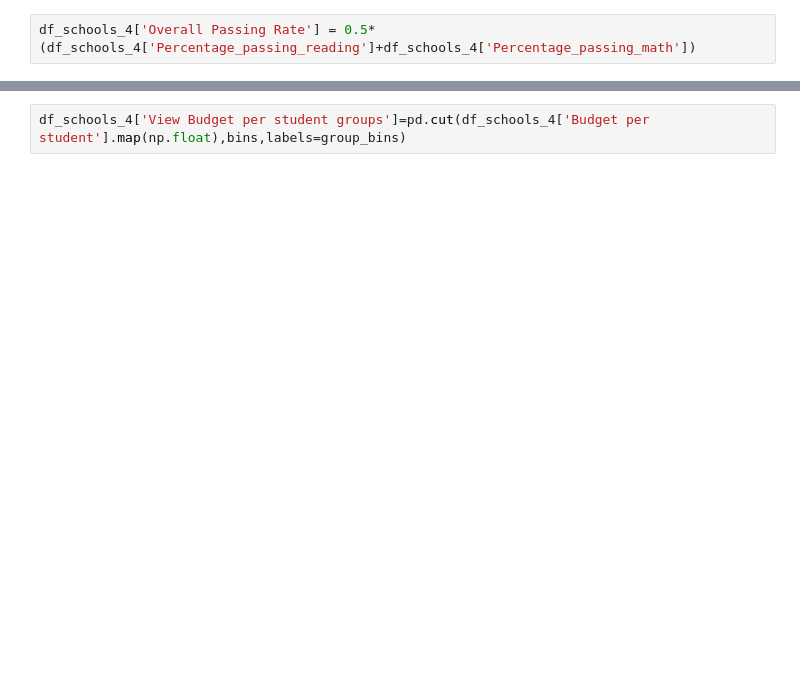
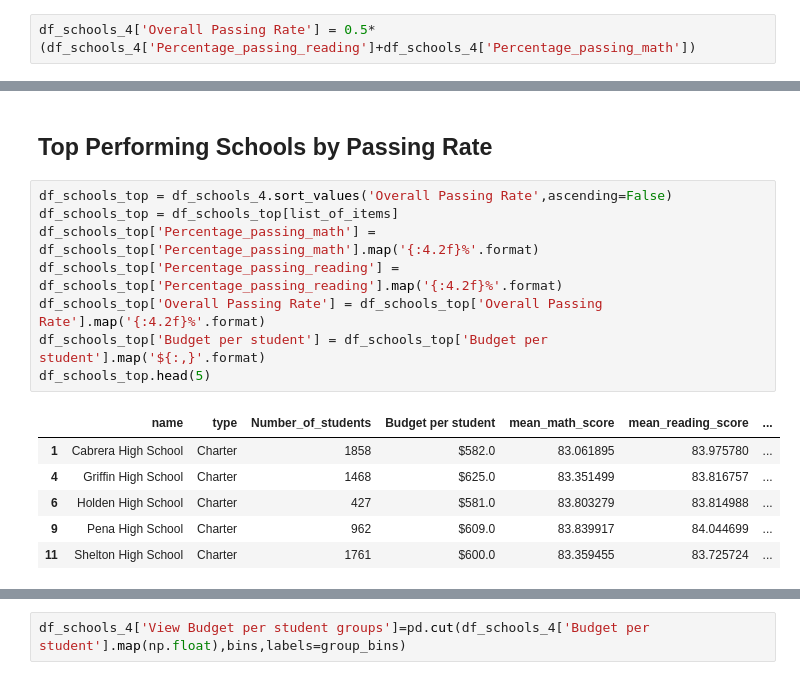
Before and after one commit to paulgarias/pandasHW4, a Jupyter notebook: PyCitySchools/PyCitySchools_Notebook.ipynb, the cells around one changed output, grey strips where cells are left out. Cells and saved outputs as stored; diff of their text form; blank space fills up the shorter version.

```diff
--- a/PyCitySchools/PyCitySchools_Notebook.ipynb
+++ b/PyCitySchools/PyCitySchools_Notebook.ipynb
@@ -105,0 +91,17 @@ df_schools_bottom.head()
+# %% [markdown]
+## Top Performing Schools by Passing Rate
+# %%
+df_schools_top = df_schools_4.sort_values('Overall Passing Rate',ascending=False)
+df_schools_top = df_schools_top[list_of_items]
+df_schools_top['Percentage_passing_math'] = df_schools_top['Percentage_passing_math'].map('{:4.2f}%'.format)
+df_schools_top['Percentage_passing_reading'] = df_schools_top['Percentage_passing_reading'].map('{:4.2f}%'.format)
+df_schools_top['Overall Passing Rate'] = df_schools_top['Overall Passing Rate'].map('{:4.2f}%'.format)
+df_schools_top['Budget per student'] = df_schools_top['Budget per student'].map('${:,}'.format)
+df_schools_top.head(5)
+# %% [output]
+|  | name | type | Number_of_students | Budget per student | mean_math_score | mean_reading_score | ... |
+| 1 | Cabrera High School | Charter | 1858 | $582.0 | 83.061895 | 83.975780 | ... |
+| 4 | Griffin High School | Charter | 1468 | $625.0 | 83.351499 | 83.816757 | ... |
+| 6 | Holden High School | Charter | 427 | $581.0 | 83.803279 | 83.814988 | ... |
+| 9 | Pena High School | Charter | 962 | $609.0 | 83.839917 | 84.044699 | ... |
+| 11 | Shelton High School | Charter | 1761 | $600.0 | 83.359455 | 83.725724 | ... |
```
Also changed, not shown: parts of 22 cells of this notebook.
